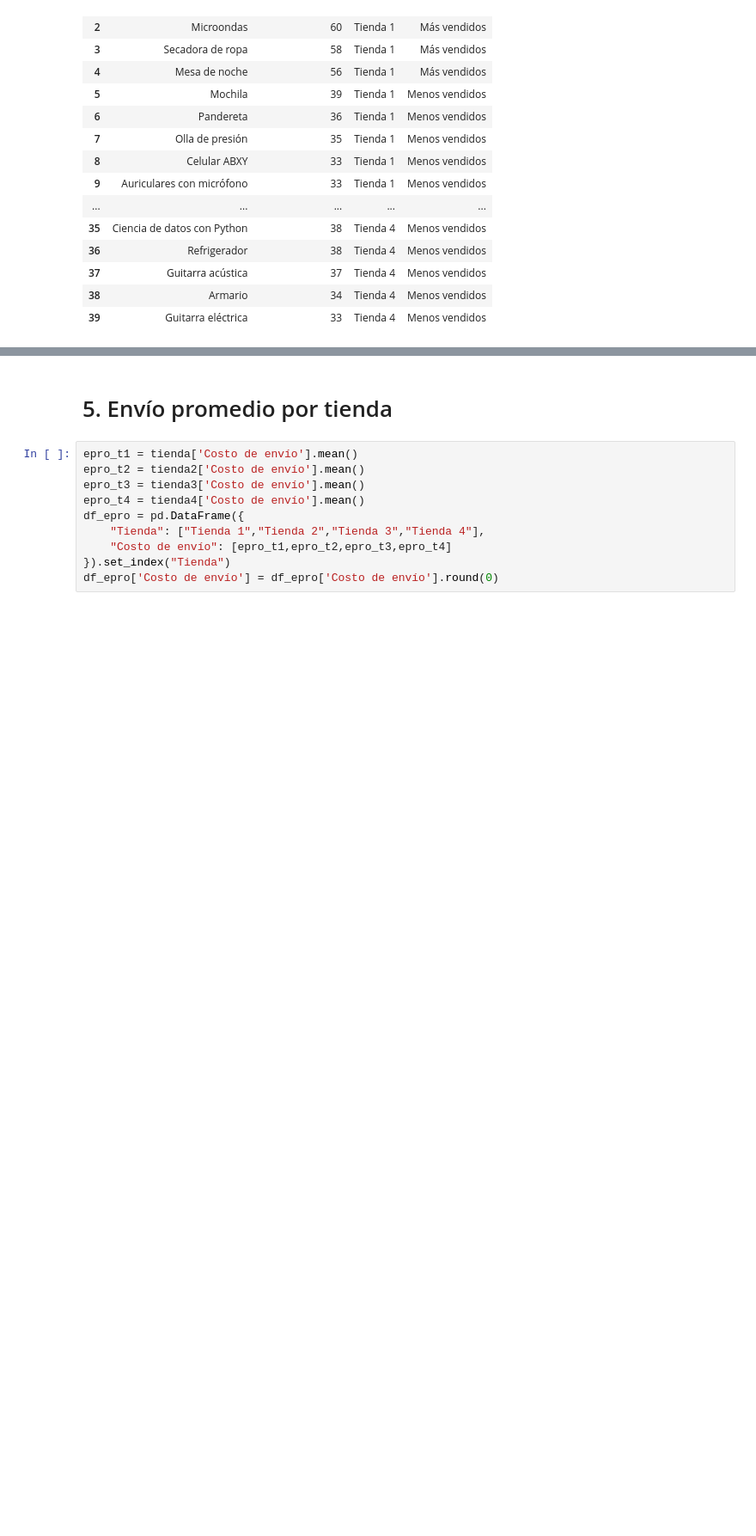
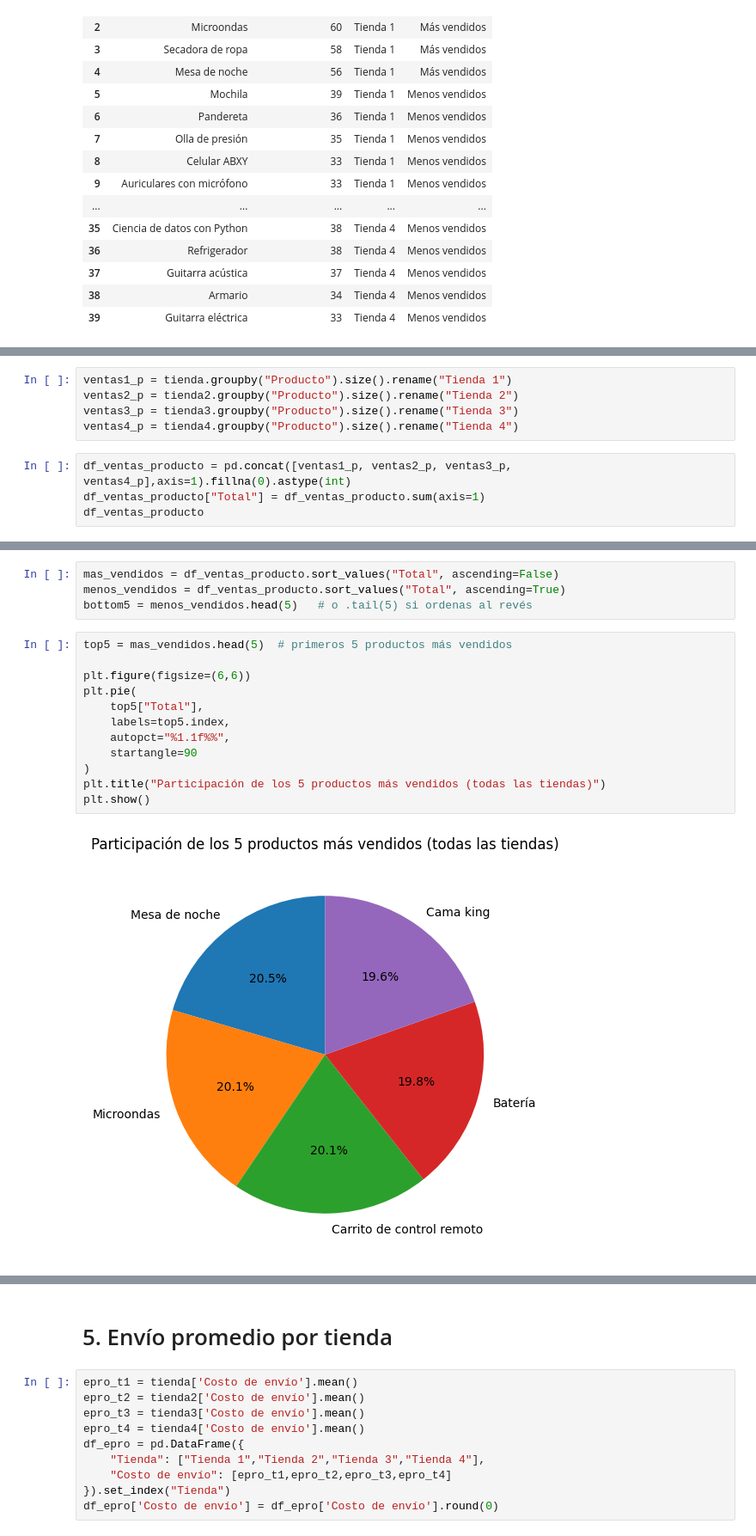
Before and after one commit to MCCoronel12/Challege_Alura, a Jupyter notebook: AluraStoreLatam.ipynb, the cells around one changed output, grey strips where cells are left out. Shown at 86% size. Drawn from its saved outputs; the diff is of its cells as text; blank space fills up the shorter version.

```diff
--- a/AluraStoreLatam.ipynb
+++ b/AluraStoreLatam.ipynb
@@ -401,0 +473,9 @@ np.float64(26018.60958033065)
+# %%
+ventas1_p = tienda.groupby("Producto").size().rename("Tienda 1")
+ventas2_p = tienda2.groupby("Producto").size().rename("Tienda 2")
+ventas3_p = tienda3.groupby("Producto").size().rename("Tienda 3")
+ventas4_p = tienda4.groupby("Producto").size().rename("Tienda 4")
+# %%
+df_ventas_producto = pd.concat([ventas1_p, ventas2_p, ventas3_p, ventas4_p],axis=1).fillna(0).astype(int)
+df_ventas_producto["Total"] = df_ventas_producto.sum(axis=1)
+df_ventas_producto
@@ -401,0 +512,18 @@ np.float64(26018.60958033065)
+# %%
+mas_vendidos = df_ventas_producto.sort_values("Total", ascending=False)
+menos_vendidos = df_ventas_producto.sort_values("Total", ascending=True)
+bottom5 = menos_vendidos.head(5)   # o .tail(5) si ordenas al revés
+# %%
+top5 = mas_vendidos.head(5)  # primeros 5 productos más vendidos
+
+plt.figure(figsize=(6,6))
+plt.pie(
+    top5["Total"],
+    labels=top5.index,
+    autopct="%1.1f%%",
+    startangle=90
+)
+plt.title("Participación de los 5 productos más vendidos (todas las tiendas)")
+plt.show()
+# %% [output]
+[figure, added]
```
Also changed, not shown: parts of 11 cells of this notebook, 1 other file.
